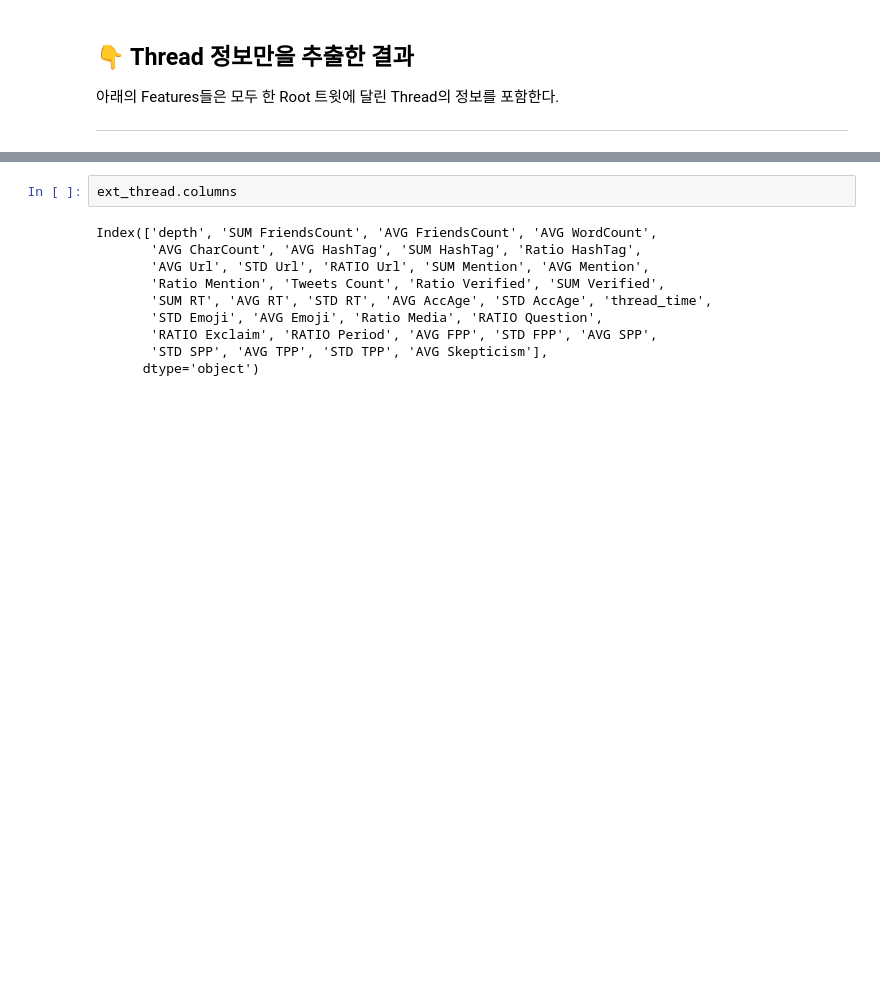
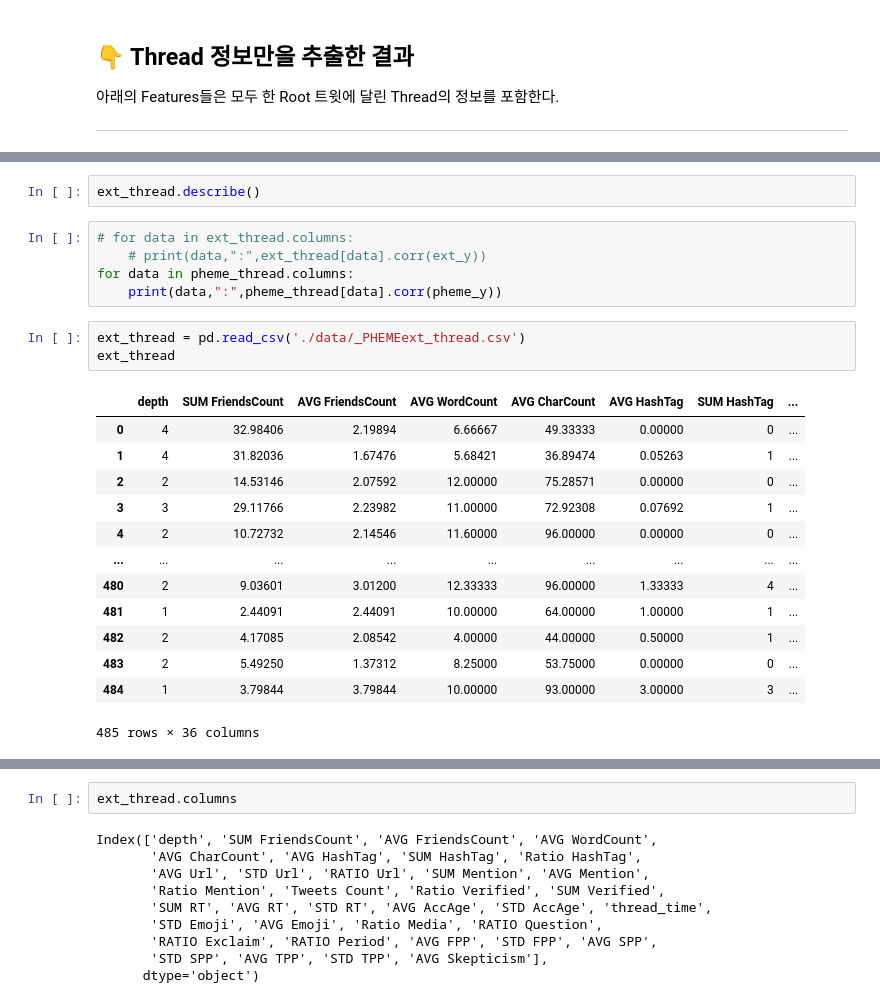
Before and after one commit to zzunebye/Capstone-code-data, a Jupyter notebook: _EXPORT_SparseFeatures.ipynb, the cells around one changed output, grey strips where cells are left out. Cells and saved outputs as stored; diff of their text form; blank space fills up the shorter version.

```diff
--- a/_EXPORT_SparseFeatures.ipynb
+++ b/_EXPORT_SparseFeatures.ipynb
@@ -1003,3 +967,27 @@ ext_thread.to_csv('./data/_PHEMEext_thread.csv', index = False)
+# %%
+ext_thread.describe()
+# %%
+# for data in ext_thread.columns:
+    # print(data,":",ext_thread[data].corr(ext_y))
+for data in pheme_thread.columns:
+    print(data,":",pheme_thread[data].corr(pheme_y))
+# %%
+ext_thread = pd.read_csv('./data/_PHEMEext_thread.csv')
+ext_thread
+# %% [output]
+|  | depth | SUM FriendsCount | AVG FriendsCount | AVG WordCount | AVG CharCount | AVG HashTag | SUM HashTag | ... |
+| 0 | 4 | 32.98406 | 2.19894 | 6.66667 | 49.33333 | 0.00000 | 0 | ... |
+| 1 | 4 | 31.82036 | 1.67476 | 5.68421 | 36.89474 | 0.05263 | 1 | ... |
+| 2 | 2 | 14.53146 | 2.07592 | 12.00000 | 75.28571 | 0.00000 | 0 | ... |
+| 3 | 3 | 29.11766 | 2.23982 | 11.00000 | 72.92308 | 0.07692 | 1 | ... |
+| 4 | 2 | 10.72732 | 2.14546 | 11.60000 | 96.00000 | 0.00000 | 0 | ... |
+| ... | ... | ... | ... | ... | ... | ... | ... | ... |
+| 480 | 2 | 9.03601 | 3.01200 | 12.33333 | 96.00000 | 1.33333 | 4 | ... |
+| 481 | 1 | 2.44091 | 2.44091 | 10.00000 | 64.00000 | 1.00000 | 1 | ... |
+| 482 | 2 | 4.17085 | 2.08542 | 4.00000 | 44.00000 | 0.50000 | 1 | ... |
+| 483 | 2 | 5.49250 | 1.37312 | 8.25000 | 53.75000 | 0.00000 | 0 | ... |
+| 484 | 1 | 3.79844 | 3.79844 | 10.00000 | 93.00000 | 3.00000 | 3 | ... |
+485 rows × 36 columns
 # %%
 ext_thread.describe()
 # %% [output]
```
Also changed, not shown: parts of 22 cells of this notebook, 6 other files.
